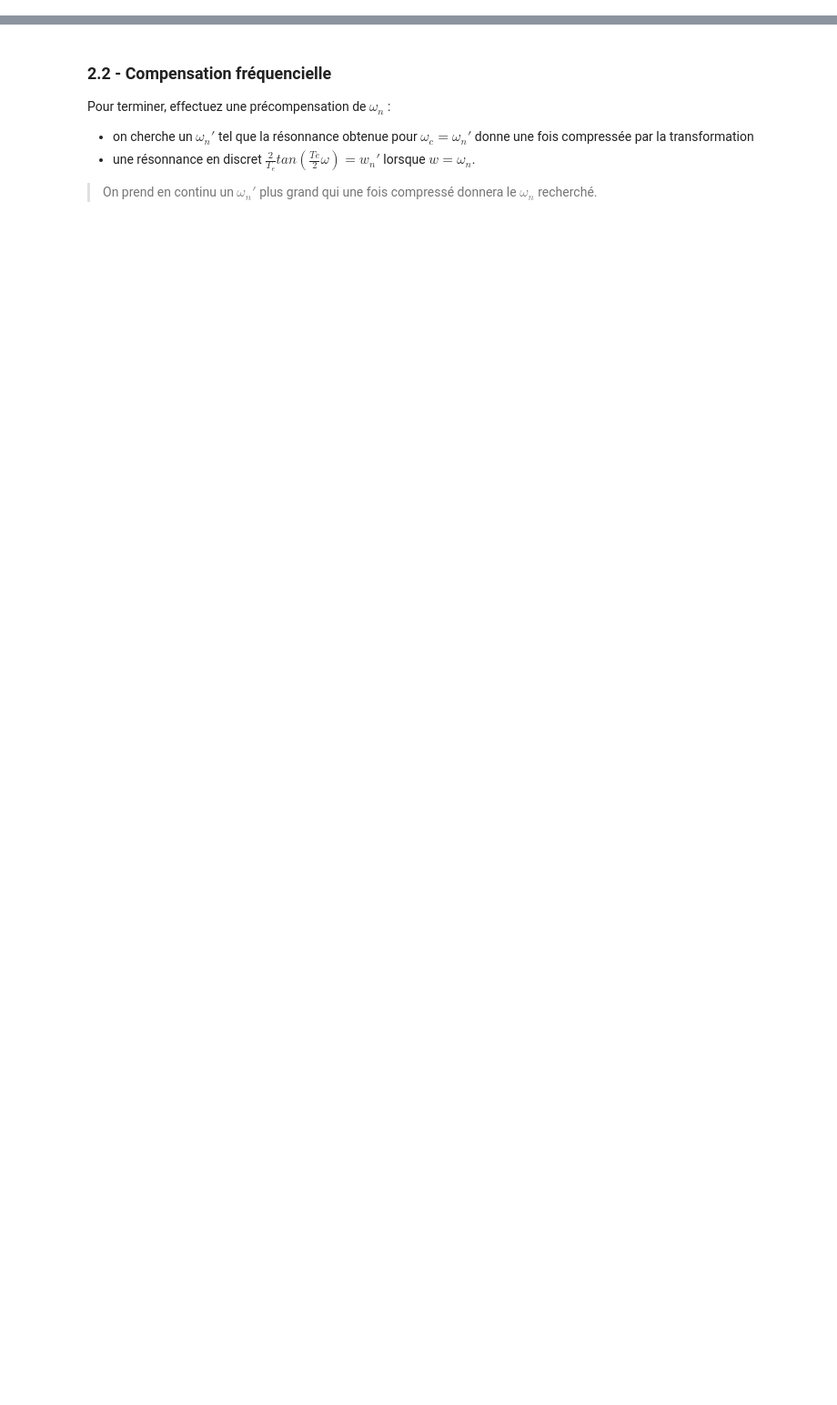
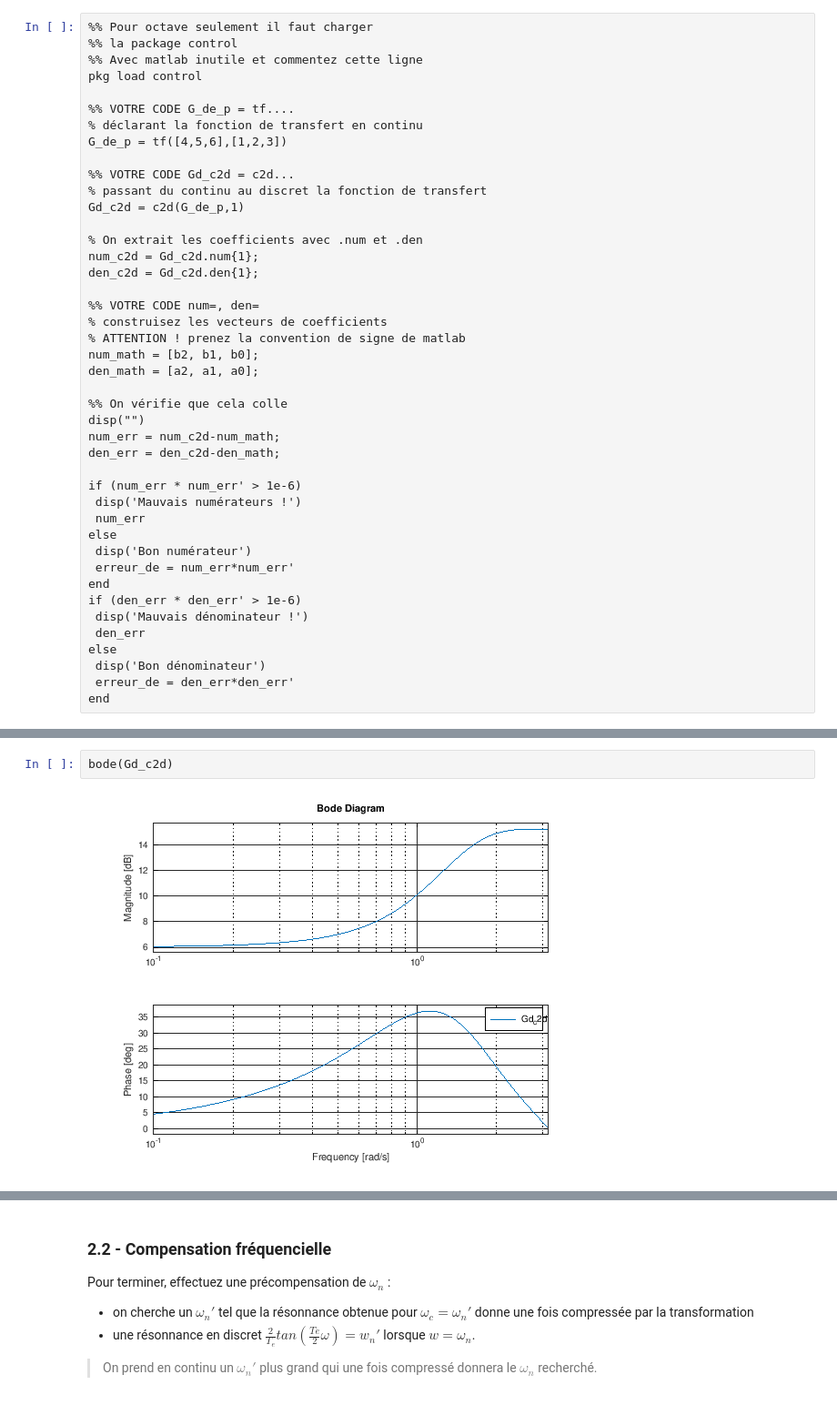
Before and after one commit to balaise31/Signal, a Jupyter notebook: discret/tp/tp1_continu_discret/tp1_bilineaire.ipynb, the cells around one changed output, grey strips where cells are left out. Shown at 91% size. Saved outputs shown, nothing was run; the diff lists cells and outputs as text; blank space fills up the shorter version.

```diff
--- a/discret/tp/tp1_continu_discret/tp1_bilineaire.ipynb
+++ b/discret/tp/tp1_continu_discret/tp1_bilineaire.ipynb
@@ -24,0 +57,43 @@ Si ça ne colle pas pendant la séance de TP, continuez avec les valeurs numéri
+# %%
+%% Pour octave seulement il faut charger
+%% la package control
+%% Avec matlab inutile et commentez cette ligne
+pkg load control
+
+%% VOTRE CODE G_de_p = tf....
+% déclarant la fonction de transfert en continu
+G_de_p = tf([4,5,6],[1,2,3])
+
+%% VOTRE CODE Gd_c2d = c2d...
+% passant du continu au discret la fonction de transfert
+Gd_c2d = c2d(G_de_p,1)
+
+% On extrait les coefficients avec .num et .den
+num_c2d = Gd_c2d.num{1};
+den_c2d = Gd_c2d.den{1};
+
+%% VOTRE CODE num=, den=
+% construisez les vecteurs de coefficients
+% ATTENTION ! prenez la convention de signe de matlab
+num_math = [b2, b1, b0];
+den_math = [a2, a1, a0];
+
+%% On vérifie que cela colle
+disp("")
+num_err = num_c2d-num_math;
+den_err = den_c2d-den_math;
+
+if (num_err * num_err' > 1e-6)
+ disp('Mauvais numérateurs !')
+ num_err
+else
+ disp('Bon numérateur')
+ erreur_de = num_err*num_err'
+end
+if (den_err * den_err' > 1e-6)
+ disp('Mauvais dénominateur !')
+ den_err
+else
+ disp('Bon dénominateur')
+ erreur_de = den_err*den_err'
+end
@@ -24,0 +128,4 @@ Si ça ne colle pas pendant la séance de TP, continuez avec les valeurs numéri
+# %%
+bode(Gd_c2d)
+# %% [output]
+[figure, added]
```
Also changed, not shown: parts of 11 cells of this notebook, 7 other files.
